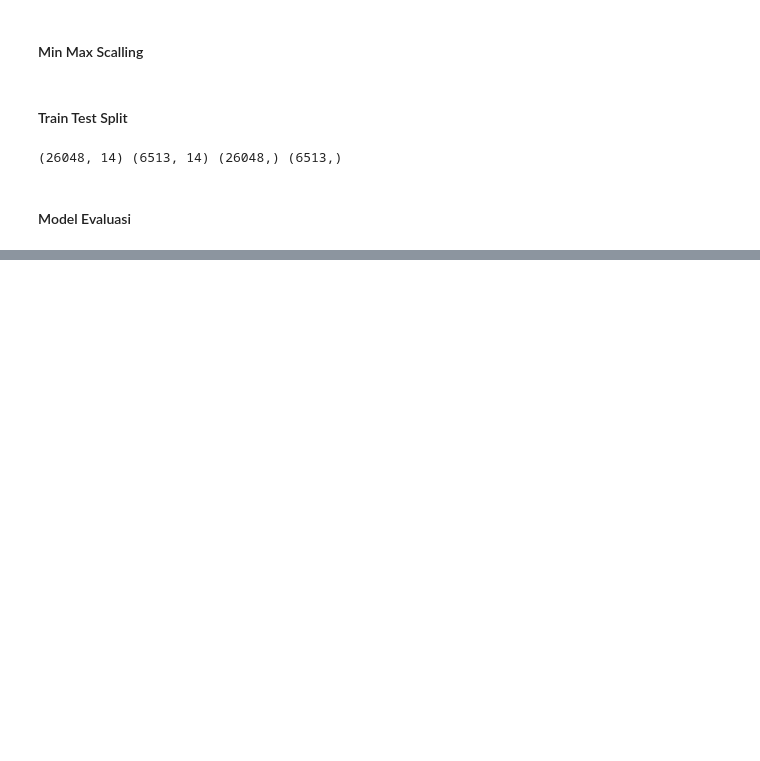
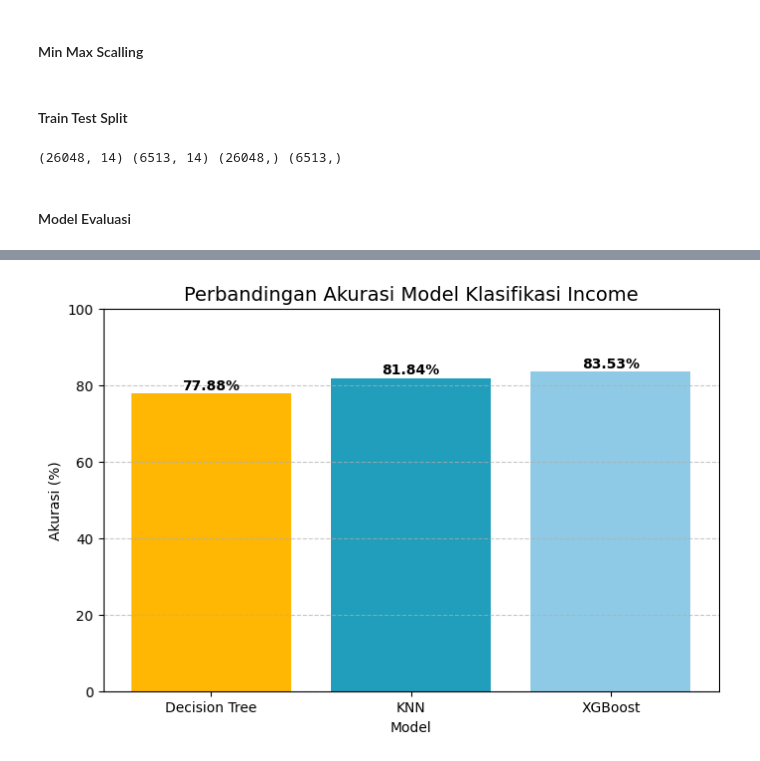
Before and after one commit to zhafif05/belajar_ai, a Jupyter notebook: data_preposessing/Prediksi_Harga_Berlian_(EDA)_preposesing.ipynb, the cells around one changed output, grey strips where cells are left out. Cells and saved outputs as stored; diff of their text form; code cells hidden in the pictures; blank space fills up the shorter version.

Commit message:
update modeling klasifikasi

```diff
--- a/data_preposessing/Prediksi_Harga_Berlian_(EDA)_preposesing.ipynb
+++ b/data_preposessing/Prediksi_Harga_Berlian_(EDA)_preposesing.ipynb
@@ -747,8 +726,21 @@ print(X_train.shape, X_test.shape, y_train.shape, y_test.shape)
 # %% [markdown]
 #### Model Evaluasi
 # %%
-from sklearn.linear_model import LinearRegression
+# from sklearn.linear_model import LinearRegression
 
-model = LinearRegression()
-model.fit(X_train,y_train)
+# model = LinearRegression()
+# model.fit(X_train,y_train)
+
+from sklearn.linear_model import LogisticRegression
+from sklearn.metrics import accuracy_score, classification_report
+
+# Latih model
+model = LogisticRegression()
+model.fit(X_train, y_train)
+
+# Prediksi
+y_pred = model.predict(X_test)
+
+# Evaluasi
+print(classification_report(y_test, y_pred))
 # %% [output]
@@ -770,0 +759,58 @@ model.score(X_test,y_test)
+# %%
+import matplotlib.pyplot as plt
+from sklearn.model_selection import train_test_split
+from sklearn.preprocessing import MinMaxScaler
+from sklearn.tree import DecisionTreeClassifier
+from sklearn.neighbors import KNeighborsClassifier
+from xgboost import XGBClassifier
+from sklearn.metrics import accuracy_score, classification_report
+
+# --- 1️⃣ Pisahkan fitur dan target ---
+X = df.drop(columns='income')   # ganti 'income' sesuai nama kolom target kamu
+y = df['income']
+
+# --- 2️⃣ Split data ---
+X_train, X_test, y_train, y_test = train_test_split(
+    X, y, test_size=0.2, random_state=42
+)
+
+# --- 3️⃣ Normalisasi data ---
+scaler = MinMaxScaler()
+X_train = scaler.fit_transform(X_train)
+X_test = scaler.transform(X_test)
+
+# --- 4️⃣ Definisikan model ---
+models = {
+    "Decision Tree": DecisionTreeClassifier(random_state=42),
+    "KNN": KNeighborsClassifier(n_neighbors=5),
+    "XGBoost": XGBClassifier(use_label_encoder=False, eval_metric='logloss', random_state=42)
+}
+
+# --- 5️⃣ Latih dan simpan akurasi ---
+accuracies = {}
+
+for name, model in models.items():
+    model.fit(X_train, y_train)
+    y_pred = model.predict(X_test)
+    acc = accuracy_score(y_test, y_pred)
+    accuracies[name] = acc
+    print(f"\n=== {name} ===")
+    print(f"Akurasi: {acc*100:.2f}%")
+    print("Laporan klasifikasi:")
+    print(classification_report(y_test, y_pred))
+
+# --- 6️⃣ Buat grafik perbandingan akurasi ---
+plt.figure(figsize=(8,5))
+plt.bar(accuracies.keys(), [v*100 for v in accuracies.values()], color=['#FFB703','#219EBC','#8ECAE6'])
+plt.title('Perbandingan Akurasi Model Klasifikasi Income', fontsize=14)
+plt.ylabel('Akurasi (%)')
+plt.xlabel('Model')
+plt.ylim(0, 100)
+plt.grid(axis='y', linestyle='--', alpha=0.7)
+
+# Tambahkan nilai akurasi di atas batang
+for i, v in enumerate(accuracies.values()):
+    plt.text(i, v*100 + 1, f"{v*100:.2f}%", ha='center', fontsize=10, fontweight='bold')
+
+plt.show()
+# %% [output]
@@ -770,0 +848 @@ model.score(X_test,y_test)
+[figure, added]
```
Also changed, not shown: parts of 22 cells of this notebook.
